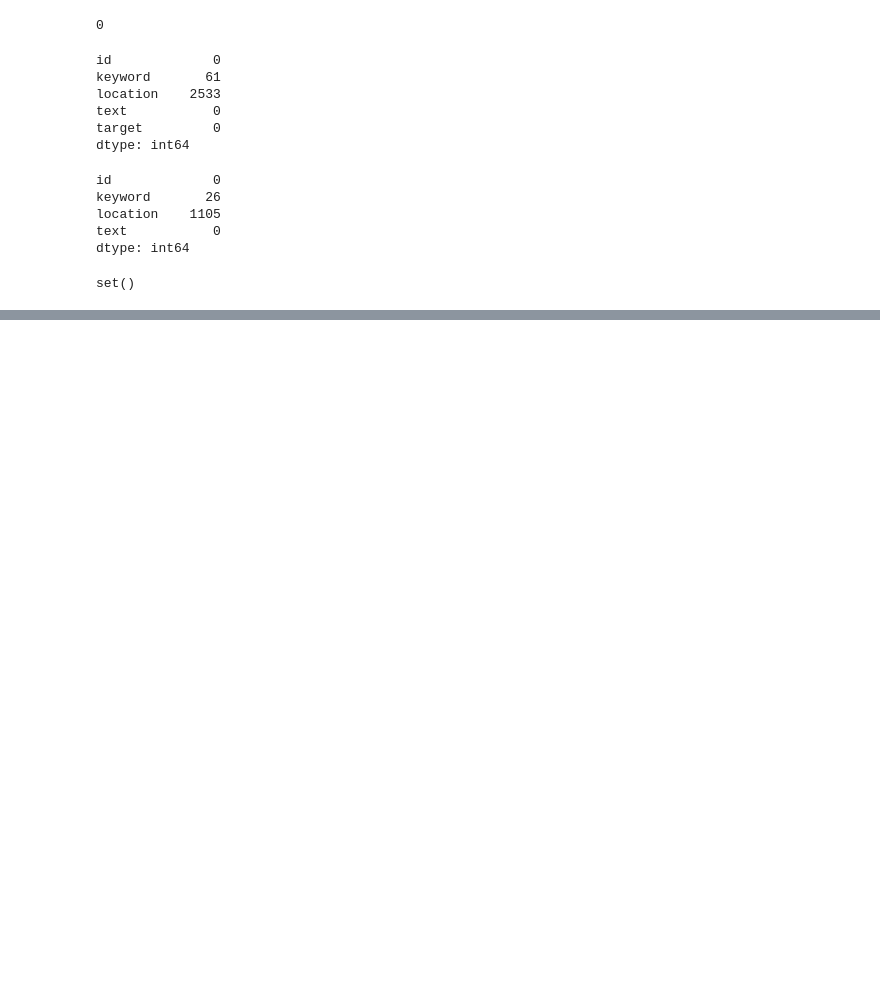
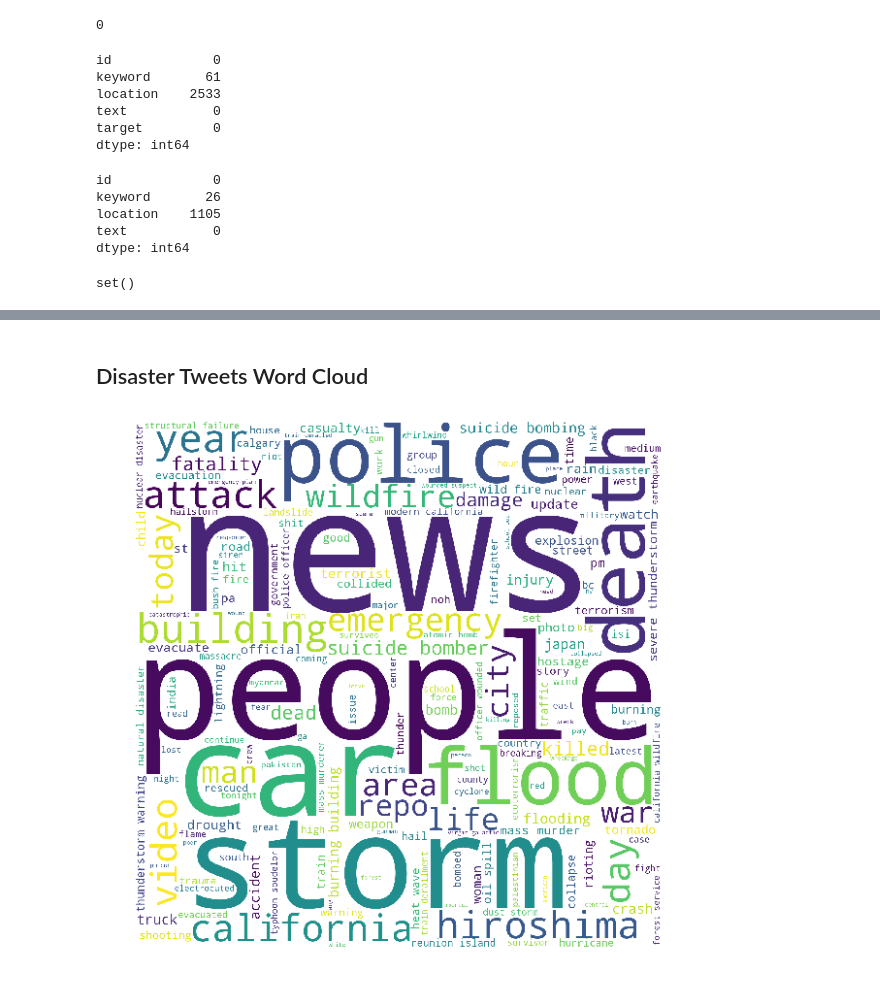
Before and after one commit to UtkarshSarswat/nlp_disaster, a Jupyter notebook: disaster_tfidf_logistic.ipynb, the cells around one changed output, grey strips where cells are left out. Saved outputs shown, nothing was run; the diff lists cells and outputs as text; code cells hidden in the pictures; blank space fills up the shorter version.

```diff
--- a/disaster_tfidf_logistic.ipynb
+++ b/disaster_tfidf_logistic.ipynb
@@ -119,0 +177,7 @@ plt.show()
+# %% [markdown]
+## Disaster Tweets Word Cloud
+# %%
+disaster_data = " ".join(train["clean_text"][(train["target"] == 1)])
+plot_word_cloud(disaster_data)
+# %% [output]
+[figure, added]
```
Also changed, not shown: parts of 63 cells of this notebook.
